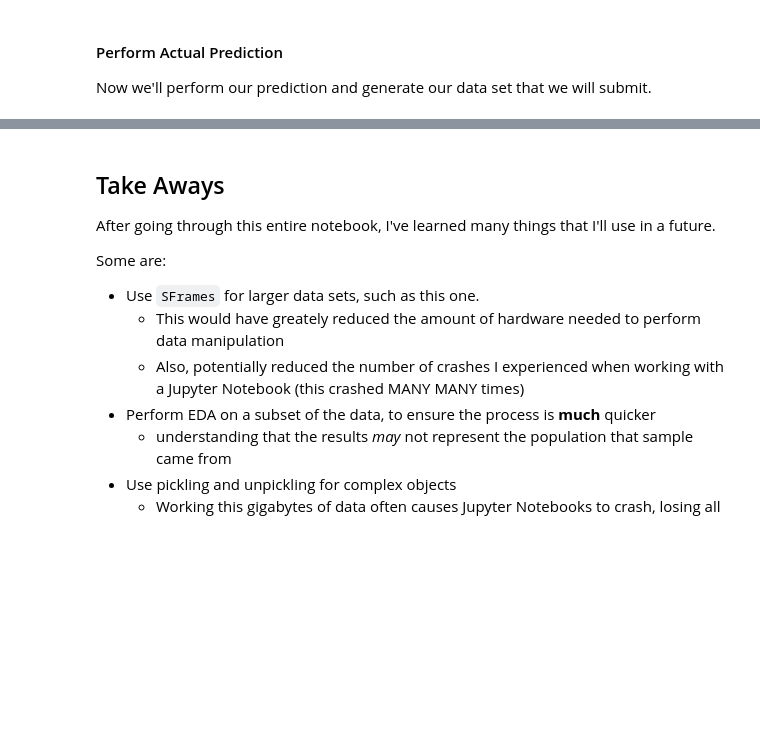
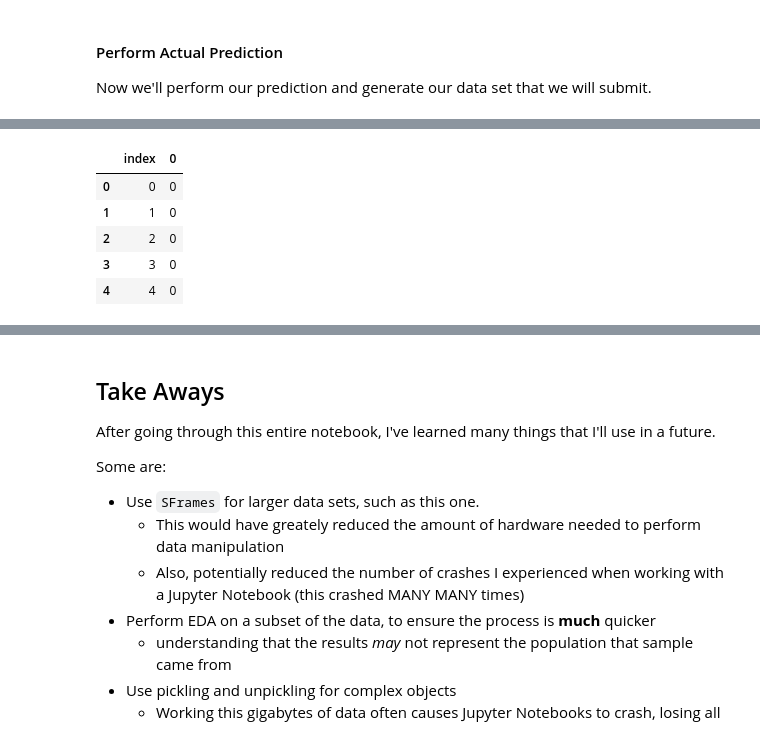
Before and after one commit to GregHilston/kaggle-talking-data-ad-tracking-fraud-detection-challenge, a Jupyter notebook: grehg.ipynb, the cells around one changed output, grey strips where cells are left out. Cells and saved outputs as stored; diff of their text form; code cells hidden in the pictures; blank space fills up the shorter version.

Commit message:
Got my submission for strat done

```diff
--- a/grehg.ipynb
+++ b/grehg.ipynb
@@ -883,0 +881,2 @@ TypeError: float() argument must be a string or a number, not 'Timestamp'
+# %%
+strat_rf_submission_predictions_df = pd.DataFrame(strat_rf_submission_predictions)
@@ -883,0 +892,11 @@ TypeError: float() argument must be a string or a number, not 'Timestamp'
+# %%
+# grabbing the index and putting it into a column
+strat_rf_submission_predictions_df = strat_rf_submission_predictions_df.reset_index()
+strat_rf_submission_predictions_df.head()
+# %% [output]
+|  | index | 0 |
+| 0 | 0 | 0 |
+| 1 | 1 | 0 |
+| 2 | 2 | 0 |
+| 3 | 3 | 0 |
+| 4 | 4 | 0 |
```
Also changed, not shown: parts of 14 cells of this notebook.
